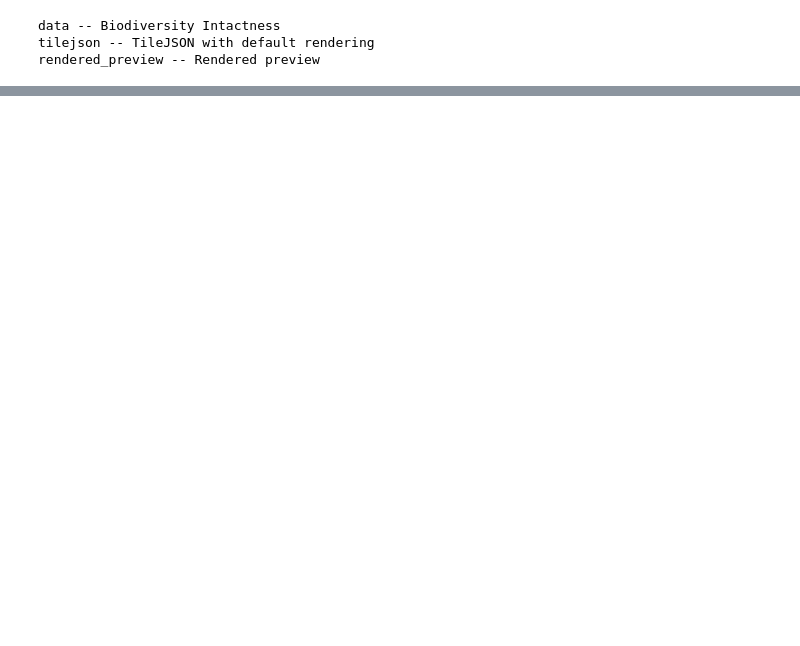
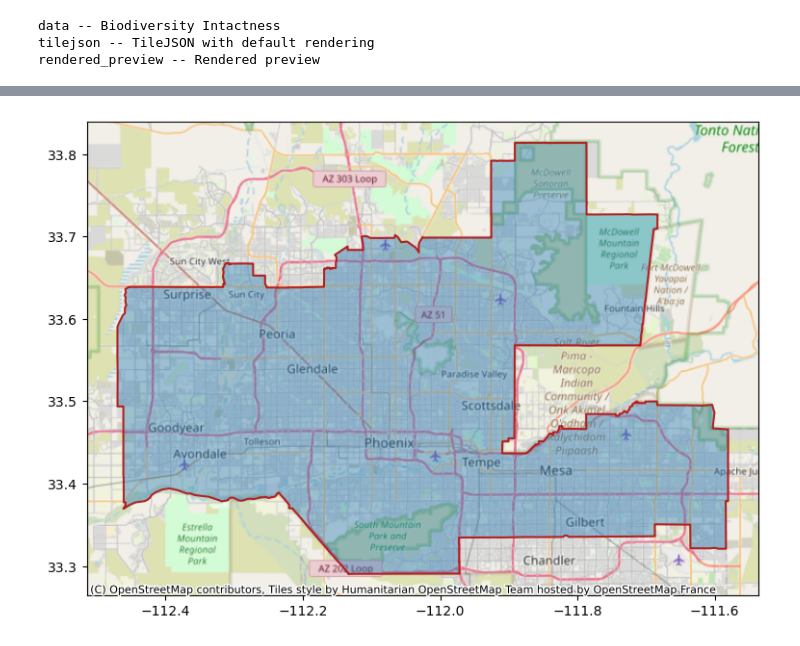
Before and after one commit to bgrazda/biodiversity-intactness, a Jupyter notebook: bii.ipynb, the cells around one changed output, grey strips where cells are left out. Drawn from its saved outputs; the diff is of its cells as text; code cells hidden in the pictures; blank space fills up the shorter version.

```diff
--- a/bii.ipynb
+++ b/bii.ipynb
@@ -143,0 +160,11 @@ Attributes:
+# %%
+# Phoenix subdivision in broader geographic context
+ax = phoenix.plot(figsize=(9,9), alpha = .4)
+
+
+phoenix.boundary.plot(ax = ax,
+                     color = 'firebrick')
+# Use contextily to show roads
+cx.add_basemap(ax, crs = phoenix.crs)
+# %% [output]
+[figure, added]
```
Also changed, not shown: parts of 26 cells of this notebook.
